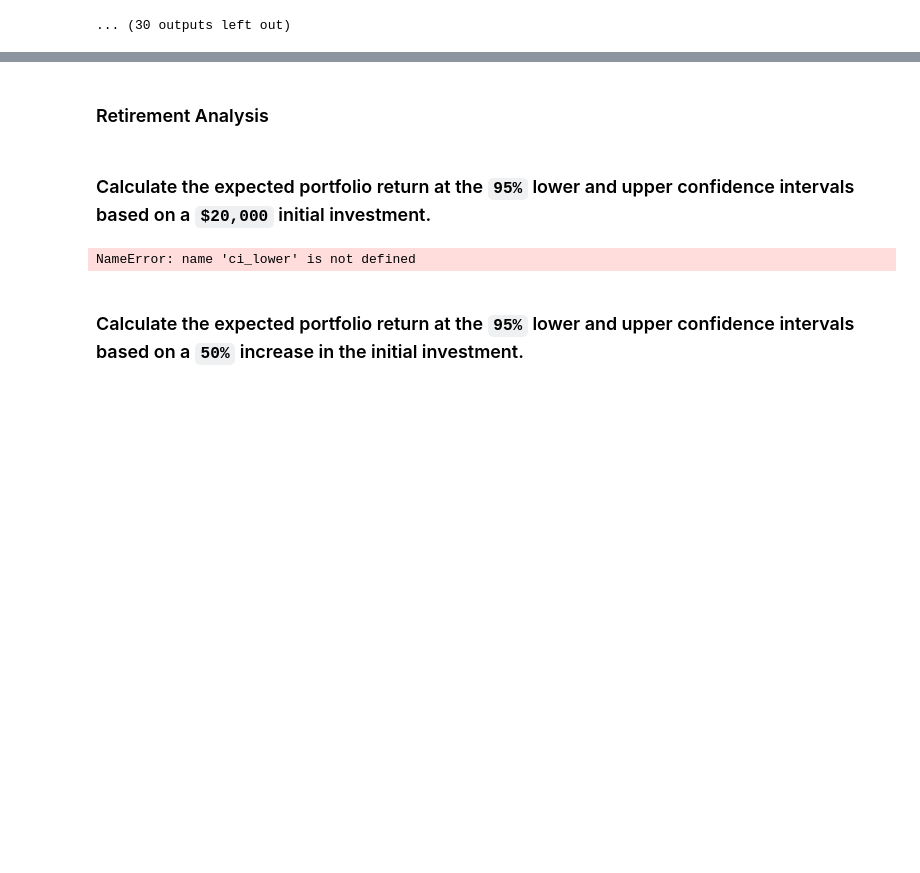
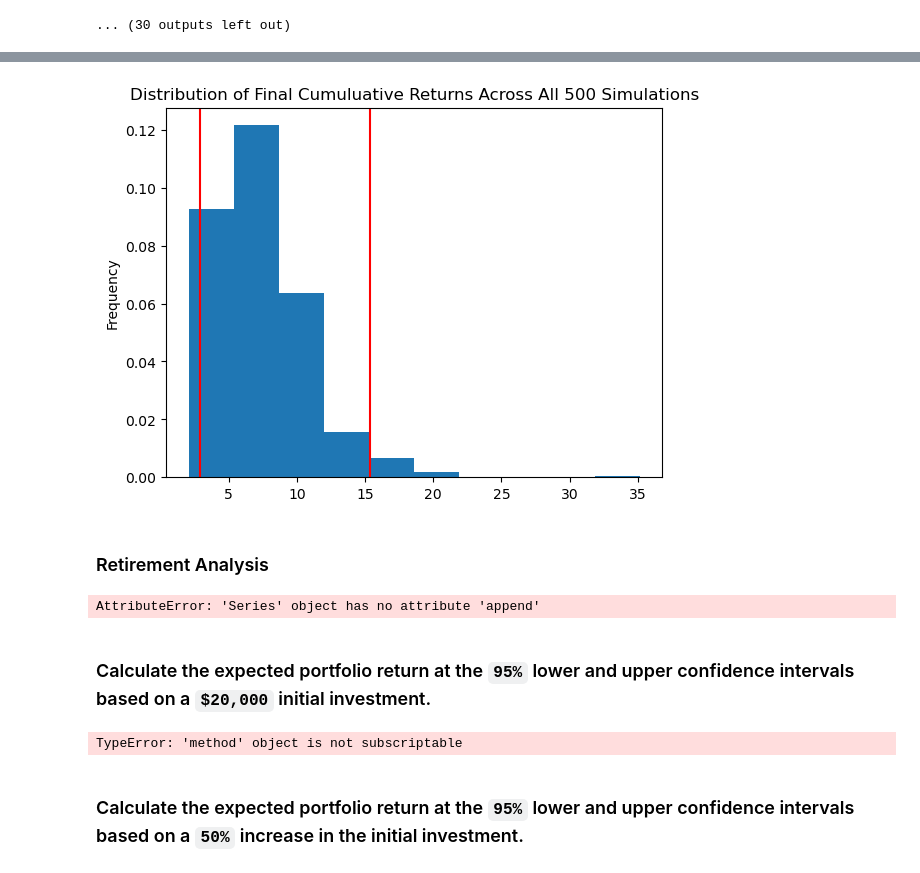
Before and after one commit to Akosah304/financial_planning_tools.ipynb, a Jupyter notebook: Starter_Code/financial-planner.ipynb, the cells around one changed output, grey strips where cells are left out. Saved outputs shown, nothing was run; the diff lists cells and outputs as text; code cells hidden in the pictures; blank space fills up the shorter version.

```diff
--- a/Starter_Code/financial-planner.ipynb
+++ b/Starter_Code/financial-planner.ipynb
@@ -294,14 +301,18 @@ Running Monte Carlo simulation number 210.
 # %%
 # Plot probability distribution and confidence intervals
-# YOUR CODE HERE!
+dist_plot = MC_thirty_year.plot_distribution()
+# %% [output]
+[figure, added]
 # %% [markdown]
 ### Retirement Analysis
 # %%
 # Fetch summary statistics from the Monte Carlo simulation results
-# YOUR CODE HERE!
+stat_sum = MC_thirty_year.summarize_cumulative_return()
 
 # Print summary statistics
-# YOUR CODE HERE!
+print(stat_sum)
+# %% [output]
+AttributeError: 'Series' object has no attribute 'append'
 # %% [markdown]
 ### Calculate the expected portfolio return at the `95%` lower and upper confidence intervals based on a `$20,000` initial investment.
 # %%
@@ -309,14 +320,15 @@ Running Monte Carlo simulation number 210.
 initial_investment = 20000
 
 # Use the lower and upper `95%` confidence intervals to calculate the range of the possible outcomes of our $20,000
-# YOUR CODE HERE!
+ci_lower = round(stat_sum[8]*initial_investment,2)
+ci_upper = round(stat_sum[9]*initial_investment,2)
 
 # Print results
 print(f"There is a 95% chance that an initial investment of ${initial_investment} in the portfolio"
       f" over the next 30 years will end within in the range of"
       f" ${ci_lower} and ${ci_upper}")
 # %% [output]
-NameError: name 'ci_lower' is not defined
+TypeError: 'method' object is not subscriptable
 # %% [markdown]
 ### Calculate the expected portfolio return at the `95%` lower and upper confidence intervals based on a `50%` increase in the initial investment.
 # %%
```
Also changed, not shown: parts of 25 cells of this notebook.
